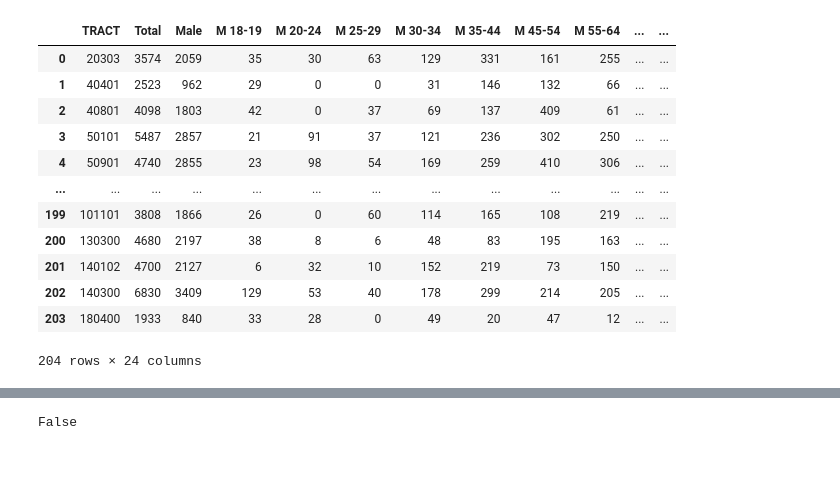
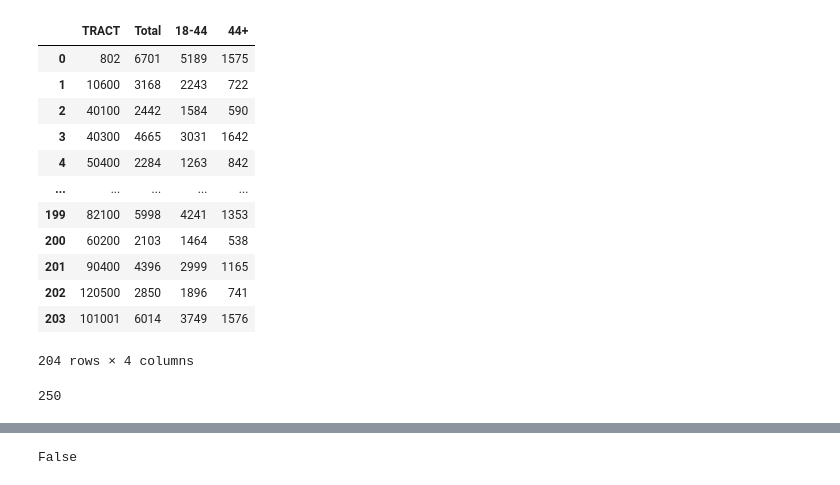
Before and after one commit to yagevlevi/BaystateBanner_Spark, a Jupyter notebook: Voting Patterns/Census_Data_Age_Pull.ipynb, the cells around one changed output, grey strips where cells are left out. Saved outputs shown, nothing was run; the diff lists cells and outputs as text; code cells hidden in the pictures.

```diff
--- a/Voting Patterns/Census_Data_Age_Pull.ipynb
+++ b/Voting Patterns/Census_Data_Age_Pull.ipynb
@@ -27,39 +9,51 @@ import geopandas as gpd
 # %%
 #censusdata.printtable(censusdata.censustable('acs5', 2015, 'B01001'))
 # %%
-df = censusdata.download('acs5', 2015, censusdata.censusgeo([('state', '25'), ('county', '025'), ('tract', '*')]),
+df = censusdata.download('acs5', 2019, censusdata.censusgeo([('state', '25'), ('county', '025'), ('tract', '*')]),
                              ['B01001_001E', 'B01001_002E', 'B01001_007E', 'B01001_008E', 'B01001_009E', 'B01001_010E',
                               'B01001_011E','B01001_012E', 'B01001_013E', 'B01001_014E', 'B01001_015E', 'B01001_016E',
                               'B01001_017E','B01001_022E', 'B01001_023E', 'B01001_024E', 'B01001_025E', 'B01001_026E',
                               'B01001_027E','B01001_028E', 'B01001_029E', 'B01001_030E', 'B01001_031E'])
 df = df.reset_index(drop=False)
 df.rename(columns = {'index' : 'TRACT', 'B01001_001E' : 'Total', 'B01001_002E' : 'Male', 'B01001_007E' : 'M 18-19', 'B01001_008E' : 'M 20-24',
                              'B01001_009E' : 'M 25-29', 'B01001_010E' : 'M 30-34','B01001_011E' : 'M 35-44','B01001_012E' : 'M 45-54',
                              'B01001_013E' : 'M 55-64', 'B01001_014E' : 'M 65-74', 'B01001_015E' : 'M 75-84',
                              'B01001_016E' : 'M 85+', 'B01001_017E' : 'Female', 'B01001_022E' : 'F 18-19', 'B01001_023E' : 'F 20-24',
                              'B01001_024E' : 'F 25-29', 'B01001_025E' : 'F 30-34', 'B01001_026E' : 'F 35-44', 'B01001_027E' : 'F 45-54',
                              'B01001_028E' : 'F 55-64', 'B01001_029E' : 'F 65-74', 'B01001_030E' : 'F 75-84', 'B01001_031E' : 'F 85+'},
                               inplace = True)
 for x in range(len(df)):
     df.loc[x, 'TRACT'] = df['TRACT'].unique()[x].geo[2][1]
 
 df = df.astype({"TRACT": int})
 
+young_pop = df['M 18-19'] + df['M 20-24'] + df['M 25-29'] + df['M 30-34'] + df['M 35-44'] + \
+            df['F 18-19'] + df['F 20-24'] + df['F 25-29'] + df['F 30-34'] + df['F 35-44']
+
+older = df['M 45-54'] + df['M 55-64'] + df['M 65-74'] + df['M 75-84'] + df['M 85+'] + \
+        df['F 45-54'] + df['F 55-64'] + df['F 65-74'] + df['F 75-84'] + df['F 85+']
+
+df['18-44'] = young_pop
+
+df['44+'] = older
+
+df = df[['TRACT', 'Total', '18-44', '44+']]
+
 df
 # %% [output]
-|  | TRACT | Total | Male | M 18-19 | M 20-24 | M 25-29 | M 30-34 | M 35-44 | M 45-54 | M 55-64 | ... | ... |
-| 0 | 20303 | 3574 | 2059 | 35 | 30 | 63 | 129 | 331 | 161 | 255 | ... | ... |
-| 1 | 40401 | 2523 | 962 | 29 | 0 | 0 | 31 | 146 | 132 | 66 | ... | ... |
-| 2 | 40801 | 4098 | 1803 | 42 | 0 | 37 | 69 | 137 | 409 | 61 | ... | ... |
-| 3 | 50101 | 5487 | 2857 | 21 | 91 | 37 | 121 | 236 | 302 | 250 | ... | ... |
-| 4 | 50901 | 4740 | 2855 | 23 | 98 | 54 | 169 | 259 | 410 | 306 | ... | ... |
-| ... | ... | ... | ... | ... | ... | ... | ... | ... | ... | ... | ... | ... |
-| 199 | 101101 | 3808 | 1866 | 26 | 0 | 60 | 114 | 165 | 108 | 219 | ... | ... |
-| 200 | 130300 | 4680 | 2197 | 38 | 8 | 6 | 48 | 83 | 195 | 163 | ... | ... |
-| 201 | 140102 | 4700 | 2127 | 6 | 32 | 10 | 152 | 219 | 73 | 150 | ... | ... |
-| 202 | 140300 | 6830 | 3409 | 129 | 53 | 40 | 178 | 299 | 214 | 205 | ... | ... |
-| 203 | 180400 | 1933 | 840 | 33 | 28 | 0 | 49 | 20 | 47 | 12 | ... | ... |
+|  | TRACT | Total | 18-44 | 44+ |
+| 0 | 802 | 6701 | 5189 | 1575 |
+| 1 | 10600 | 3168 | 2243 | 722 |
+| 2 | 40100 | 2442 | 1584 | 590 |
+| 3 | 40300 | 4665 | 3031 | 1642 |
+| 4 | 50400 | 2284 | 1263 | 842 |
+| ... | ... | ... | ... | ... |
+| 199 | 82100 | 5998 | 4241 | 1353 |
+| 200 | 60200 | 2103 | 1464 | 538 |
+| 201 | 90400 | 4396 | 2999 | 1165 |
+| 202 | 120500 | 2850 | 1896 | 741 |
+| 203 | 101001 | 6014 | 3749 | 1576 |
-204 rows × 24 columns
+204 rows × 4 columns
 # %%
 template = pd.read_csv('Precinct_Make_Up_Of_Census_Tracts.csv')
 template = template.drop('Unnamed: 0', axis=1)
@@ -78,4 +72,12 @@ for i in range(len(prct_age)):
             filt = df['TRACT'] == temp.loc[n, 'TRACT']
             for c in df.columns[1:]:
                 prct_age[c].iloc[i] += round(df[filt][c] * dec)
+# %%
+for i in range(len(prct_age)):
+    if prct_age.loc[i, 'WARD_PRECI'] == '0502A':
+        print(i)
+
+prct_age.loc[250, 'WARD_PRECI'] = 502
+# %% [output]
+250
 # %%
```
Also changed, not shown: parts of 2 cells of this notebook, 6 other files.
